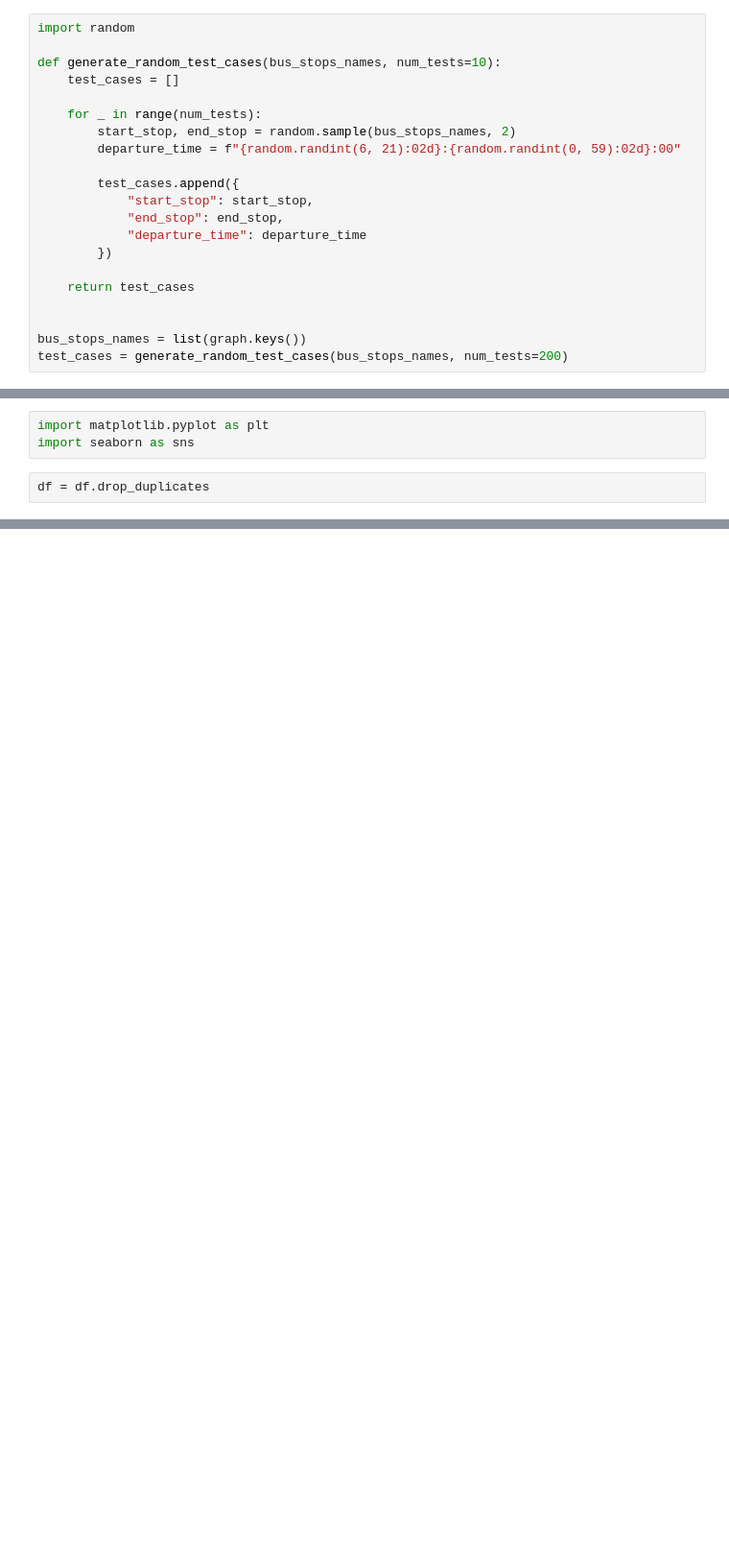
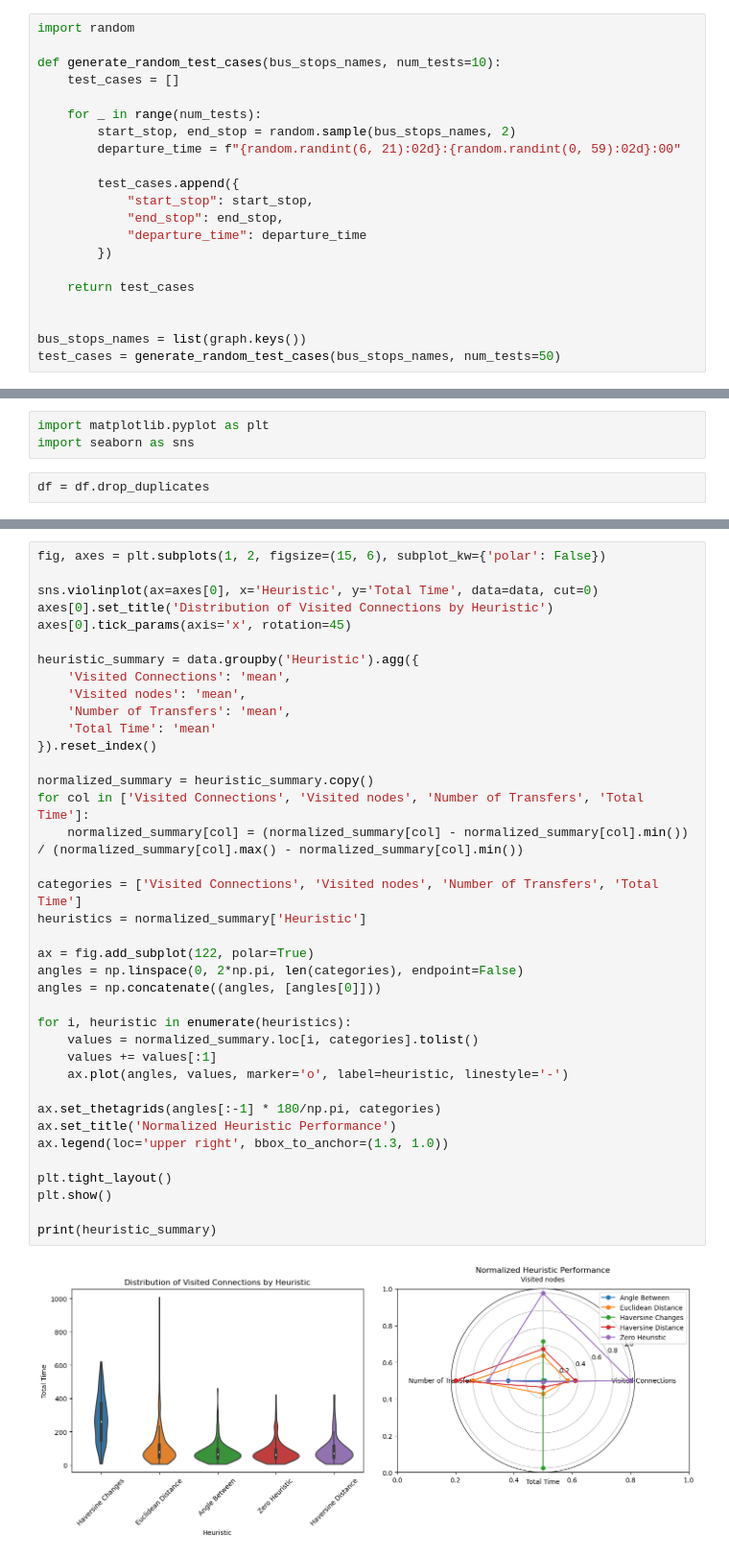
Before and after one commit to jkociecki/graph-search, a Jupyter notebook: plots.ipynb, the cells around one changed output, grey strips where cells are left out. Shown: that part at 96% size. Cells and saved outputs as stored; diff of their text form; blank space fills up the shorter version.

```diff
--- a/plots.ipynb
+++ b/plots.ipynb
@@ -30,7 +29,7 @@ def generate_random_test_cases(bus_stops_names, num_tests=10):
 
 
 bus_stops_names = list(graph.keys())
-test_cases = generate_random_test_cases(bus_stops_names, num_tests=200)
+test_cases = generate_random_test_cases(bus_stops_names, num_tests=50)
 # %%
 bus_stop_names = graph.keys()
 wroclaw_route_planer = RoutePlaner(graph)
@@ -267,0 +236,40 @@ print(heuristic_summary)
+# %%
+fig, axes = plt.subplots(1, 2, figsize=(15, 6), subplot_kw={'polar': False})
+
+sns.violinplot(ax=axes[0], x='Heuristic', y='Total Time', data=data, cut=0)
+axes[0].set_title('Distribution of Visited Connections by Heuristic')
+axes[0].tick_params(axis='x', rotation=45)
+
+heuristic_summary = data.groupby('Heuristic').agg({
+    'Visited Connections': 'mean',
+    'Visited nodes': 'mean',
+    'Number of Transfers': 'mean',
+    'Total Time': 'mean'
+}).reset_index()
+
+normalized_summary = heuristic_summary.copy()
+for col in ['Visited Connections', 'Visited nodes', 'Number of Transfers', 'Total Time']:
+    normalized_summary[col] = (normalized_summary[col] - normalized_summary[col].min()) / (normalized_summary[col].max() - normalized_summary[col].min())
+
+categories = ['Visited Connections', 'Visited nodes', 'Number of Transfers', 'Total Time']
+heuristics = normalized_summary['Heuristic']
+
+ax = fig.add_subplot(122, polar=True)
+angles = np.linspace(0, 2*np.pi, len(categories), endpoint=False)
+angles = np.concatenate((angles, [angles[0]]))
+
+for i, heuristic in enumerate(heuristics):
+    values = normalized_summary.loc[i, categories].tolist()
+    values += values[:1]
+    ax.plot(angles, values, marker='o', label=heuristic, linestyle='-')
+
+ax.set_thetagrids(angles[:-1] * 180/np.pi, categories)
+ax.set_title('Normalized Heuristic Performance')
+ax.legend(loc='upper right', bbox_to_anchor=(1.3, 1.0))
+
+plt.tight_layout()
+plt.show()
+
+print(heuristic_summary)
+# %% [output]
+[figure, added]
```
Also changed, not shown: parts of 3 cells of this notebook, 6 other files.
